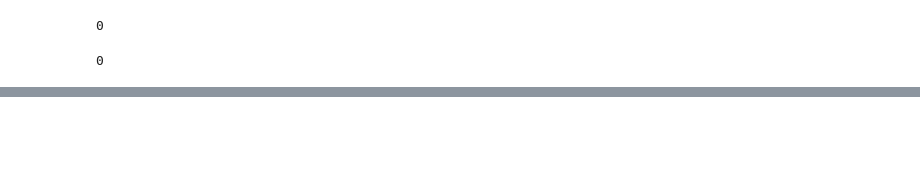
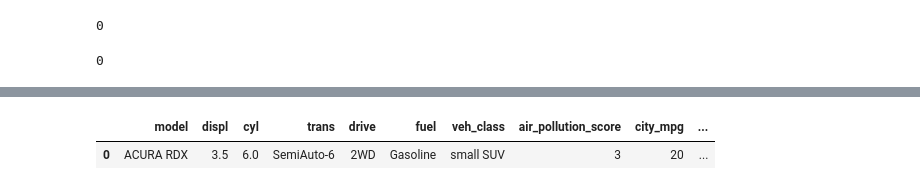
Before and after one commit to emilylauyw/Udacity_DAND_CaseStudy2-Analyze_Fuel_Economy_Data, a Jupyter notebook: analyze_fuel_economy_data.ipynb, the cells around one changed output, grey strips where cells are left out. Saved outputs shown, nothing was run; the diff lists cells and outputs as text; code cells hidden in the pictures; blank space fills up the shorter version.

```diff
--- a/analyze_fuel_economy_data.ipynb
+++ b/analyze_fuel_economy_data.ipynb
@@ -448,0 +504,6 @@ df_18.to_csv('data_18.csv', index=False)
+# %%
+# View first row of data in the fuel economy 2018 dataset
+df_18.head(1)
+# %% [output]
+|  | model | displ | cyl | trans | drive | fuel | veh_class | air_pollution_score | city_mpg | ... |
+| 0 | ACURA RDX | 3.5 | 6.0 | SemiAuto-6 | 2WD | Gasoline | small SUV | 3 | 20 | ... |
```
Also changed, not shown: parts of 18 cells of this notebook.
